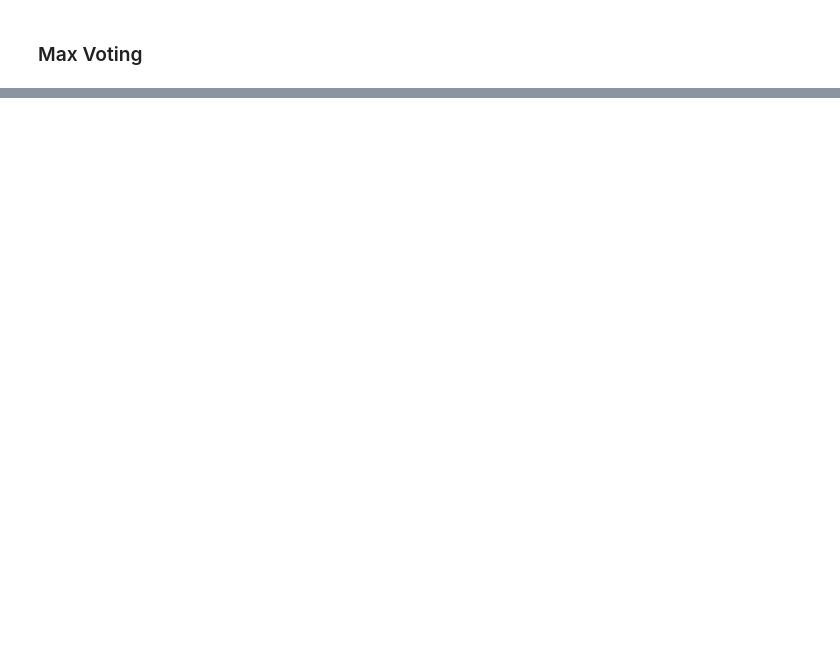
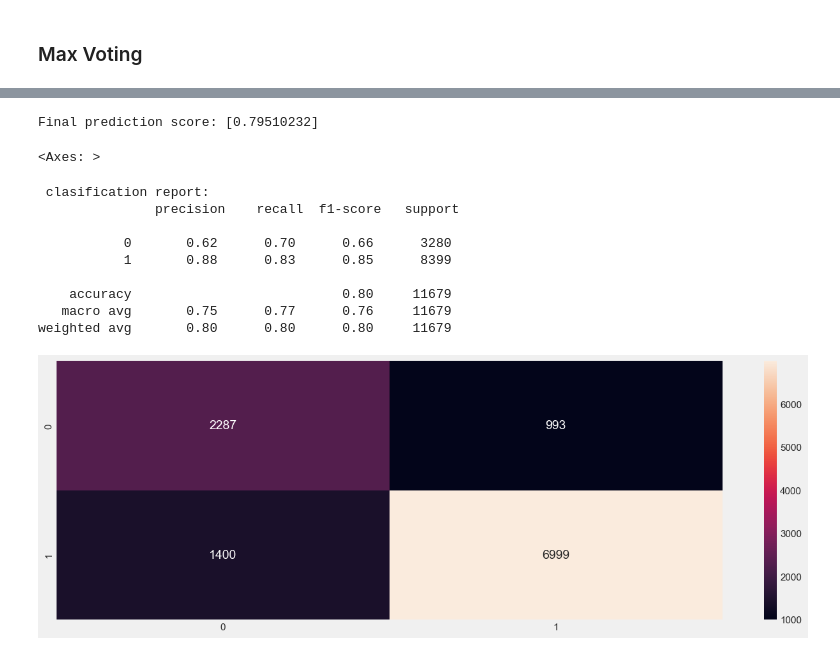
Before and after one commit to Wahaj-Raza/Cognitive-Environmental-Analysis, a Jupyter notebook: Cognitive Environmental Analysis Student Grade Prediction.ipynb, the cells around one changed output, grey strips where cells are left out. Cells and saved outputs as stored; diff of their text form; code cells hidden in the pictures; blank space fills up the shorter version.

Commit message:
Stacking Classifiers Added

```diff
--- a/Cognitive Environmental Analysis Student Grade Prediction.ipynb
+++ b/Cognitive Environmental Analysis Student Grade Prediction.ipynb
@@ -768,0 +760,26 @@ weighted avg       0.81      0.81      0.81     11679
+# %%
+Y_train = y_train
+Y_test = y_test
+
+models = [
+    RandomForestClassifier(),
+    SGDClassifier(),
+    XGBClassifier()
+
+]
+
+# transform the dataset
+from vecstack import stacking
+Y_train = y_train
+Y_test = y_test
+S_train, S_test = stacking(models,
+                           X_train, Y_train, X_test,
+                           regression=False,
+                           needs_proba=False,
+                           save_dir=None,
+                           metric=f1_score,
+                           n_folds=3,
+                           stratified=True,
+                           shuffle=True,
+                           random_state=123,
+                           verbose=2)
@@ -768,0 +804,21 @@ weighted avg       0.81      0.81      0.81     11679
+# %%
+model = XGBClassifier()
+model = model.fit(S_train, Y_train)
+y_pred = model.predict(S_test)
+print('Final prediction score: [%.8f]' % accuracy_score(Y_test, y_pred))
+sns.heatmap(confusion_matrix(Y_test,y_pred),annot=True,fmt='2.0f')
+print('\n clasification report:\n', classification_report(Y_test,y_pred))
+plt.show()
+# %% [output]
+Final prediction score: [0.79510232]
+<Axes: >
+ clasification report:
+               precision    recall  f1-score   support
+
+           0       0.62      0.70      0.66      3280
+           1       0.88      0.83      0.85      8399
+
+    accuracy                           0.80     11679
+   macro avg       0.75      0.77      0.76     11679
+weighted avg       0.80      0.80      0.80     11679
+[figure, added]
```
Also changed, not shown: parts of 32 cells of this notebook, 2 other files.
